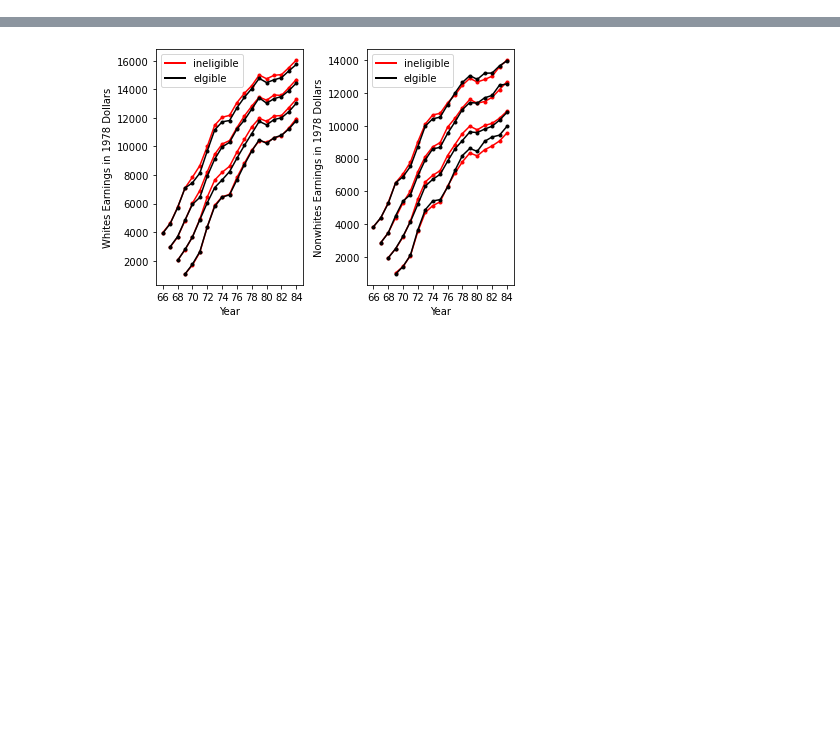
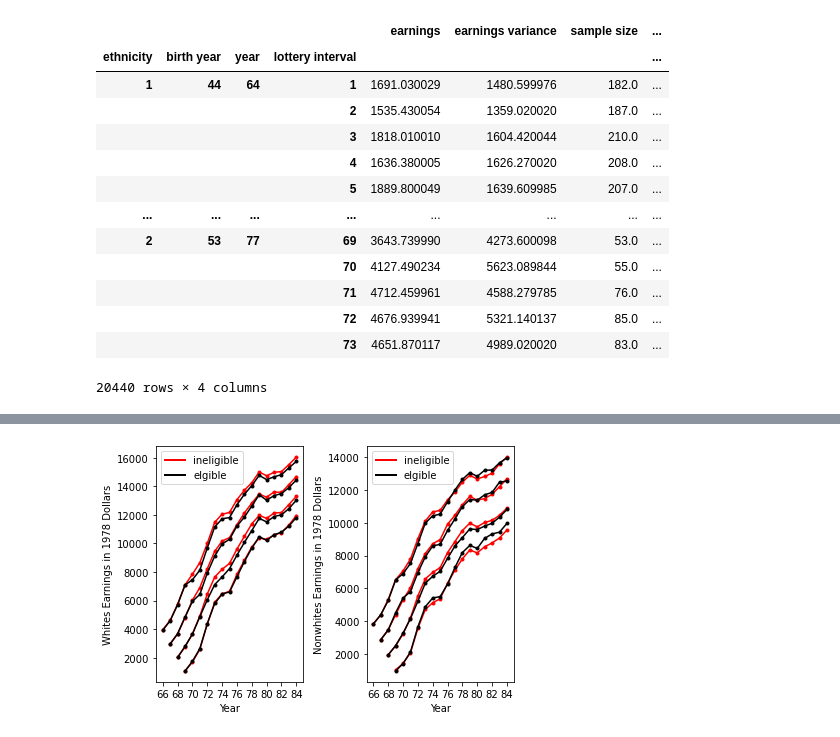
Before and after one commit to Pascalheid/microeconometrics-course-project-Pascalheid, a Jupyter notebook: Angrist_1990.ipynb, the cells around one changed output, grey strips where cells are left out. Drawn from its saved outputs; the diff is of its cells as text; code cells hidden in the pictures; blank space fills up the shorter version.

```diff
--- a/Angrist_1990.ipynb
+++ b/Angrist_1990.ipynb
@@ -7,0 +65,17 @@ warnings.filterwarnings('ignore')
+# %%
+process_data("cwhsa")
+# %% [output]
+|  |  |  |  | earnings | earnings variance | sample size | ... |
+| ethnicity | birth year | year | lottery interval |  |  |  | ... |
+| 1 | 44 | 64 | 1 | 1691.030029 | 1480.599976 | 182.0 | ... |
+|  |  |  | 2 | 1535.430054 | 1359.020020 | 187.0 | ... |
+|  |  |  | 3 | 1818.010010 | 1604.420044 | 210.0 | ... |
+|  |  |  | 4 | 1636.380005 | 1626.270020 | 208.0 | ... |
+|  |  |  | 5 | 1889.800049 | 1639.609985 | 207.0 | ... |
+| ... | ... | ... | ... | ... | ... | ... | ... |
+| 2 | 53 | 77 | 69 | 3643.739990 | 4273.600098 | 53.0 | ... |
+|  |  |  | 70 | 4127.490234 | 5623.089844 | 55.0 | ... |
+|  |  |  | 71 | 4712.459961 | 4588.279785 | 76.0 | ... |
+|  |  |  | 72 | 4676.939941 | 5321.140137 | 85.0 | ... |
+|  |  |  | 73 | 4651.870117 | 4989.020020 | 83.0 | ... |
+20440 rows × 4 columns
```
Also changed, not shown: parts of 16 cells of this notebook, 1 other file.
